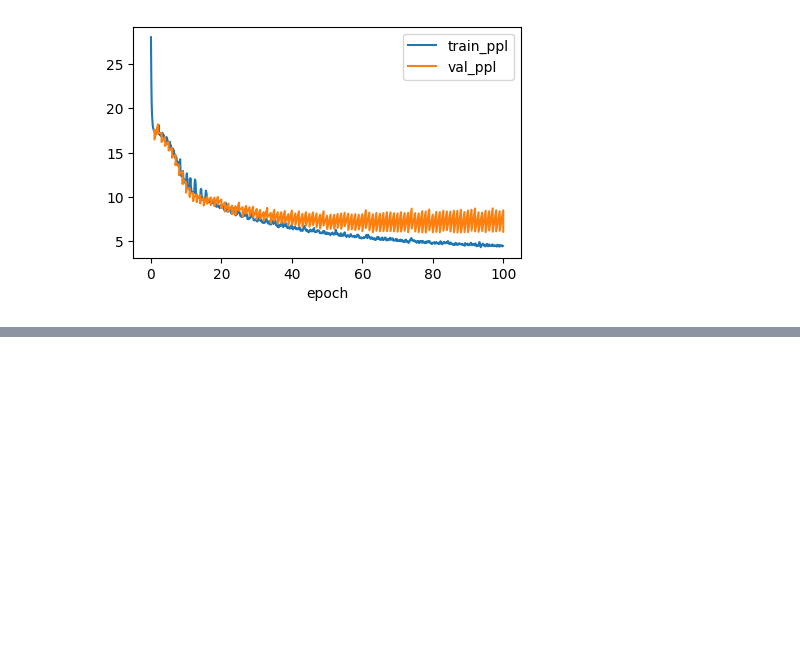
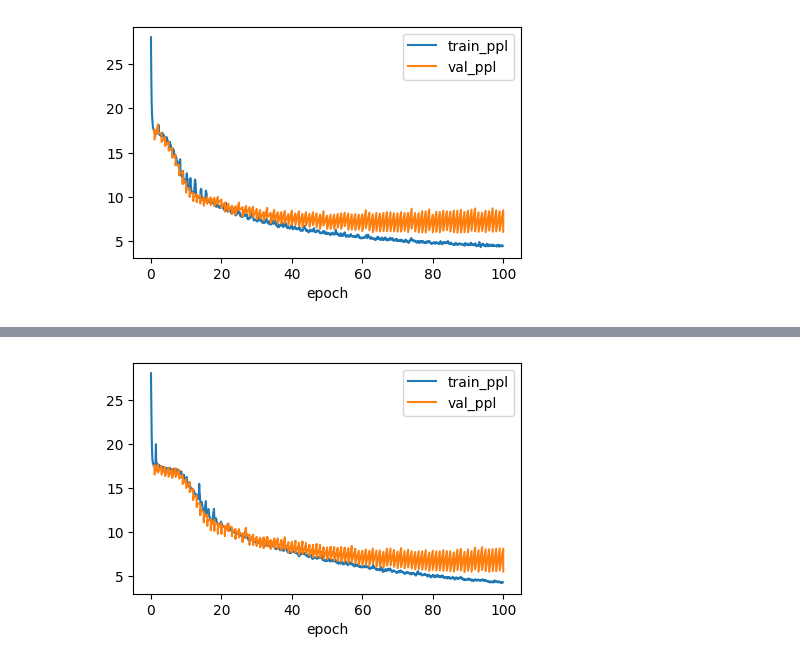
Before and after one commit to Arush04/ML_Clutter, a Jupyter notebook: experiments/rnns.ipynb, the cells around one changed output, grey strips where cells are left out. Drawn from its saved outputs; the diff is of its cells as text; code cells hidden in the pictures; blank space fills up the shorter version.

Commit message:
gru+stacked+bidirectional

```diff
--- a/experiments/rnns.ipynb
+++ b/experiments/rnns.ipynb
@@ -19,3 +19,8 @@ trainer.fit(model, data)
 # %% [output]
 Final Train Loss: 1.9030
 [figure]
+# %%
+rnn_block = StackedGRU(num_inputs=len(data.vocab), num_hiddens=32, num_layers=2)
+model = RNNLM(rnn_block, vocab_size=len(data.vocab), lr=2)
+trainer.fit(model, data)
+# %% [output]
@@ -21,0 +28 @@ Final Train Loss: 1.9030
+[figure, added]
```
Also changed, not shown: parts of 3 cells of this notebook, 1 other file.
